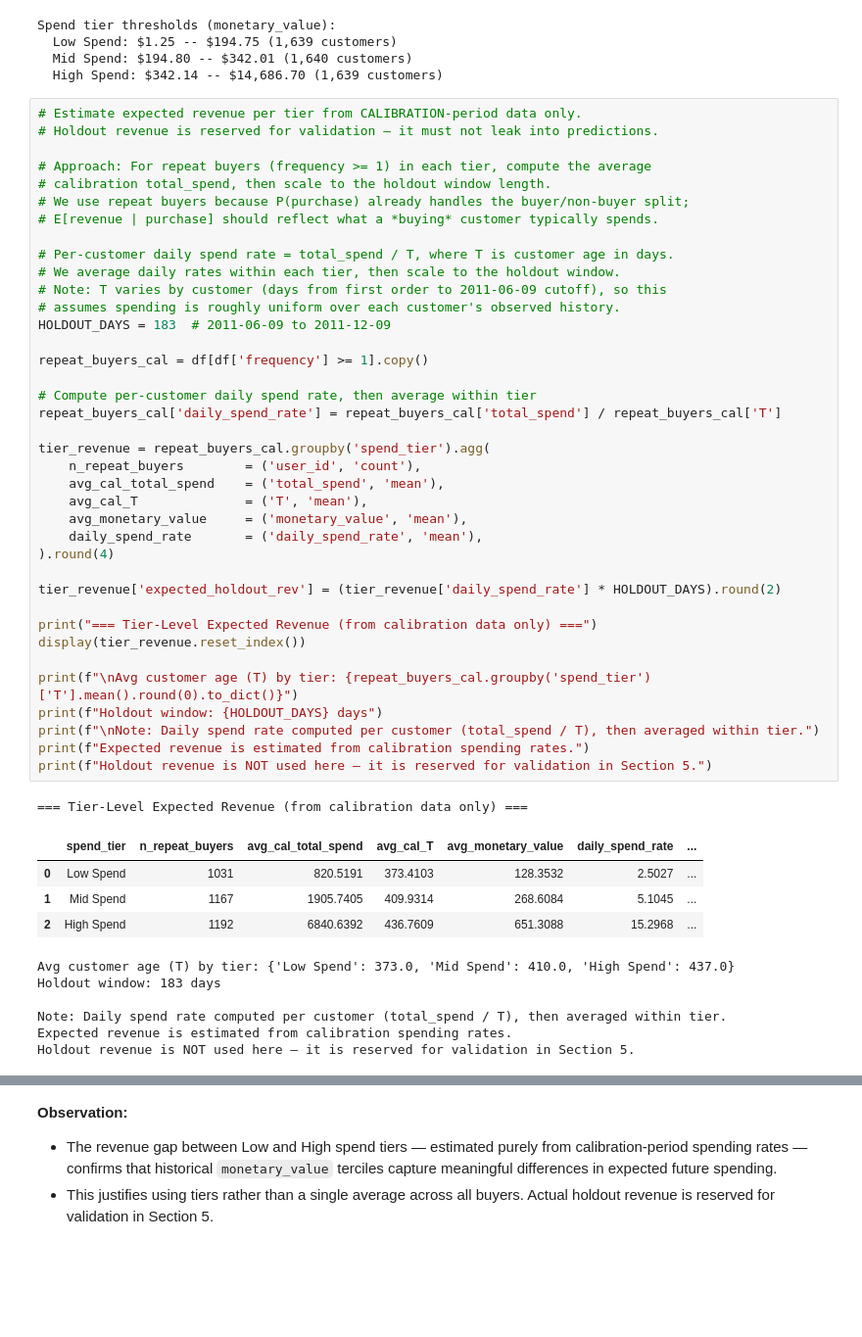
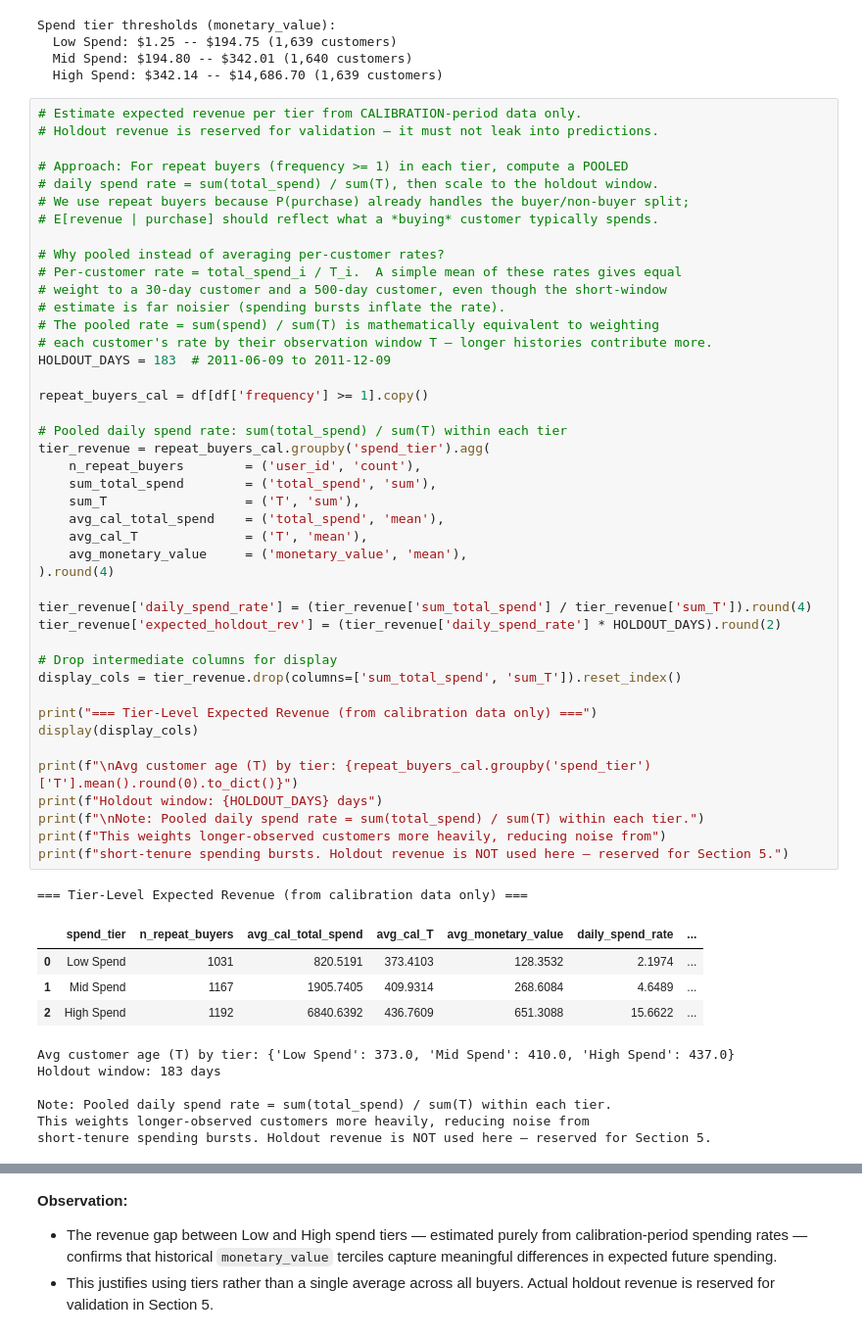
Before and after one commit to dsyhub/customer-lifetime-value-prediction, a Jupyter notebook: notebooks/03_customer_lifetime_value_segmentation.ipynb, the cells around one changed output, grey strips where cells are left out. Shown at 98% size. Cells and saved outputs as stored; diff of their text form; blank space fills up the shorter version.

```diff
--- a/notebooks/03_customer_lifetime_value_segmentation.ipynb
+++ b/notebooks/03_customer_lifetime_value_segmentation.ipynb
@@ -134,53 +134,58 @@ Spend tier thresholds (monetary_value):
 # %%
 # Estimate expected revenue per tier from CALIBRATION-period data only.
 # Holdout revenue is reserved for validation — it must not leak into predictions.
 
-# Approach: For repeat buyers (frequency >= 1) in each tier, compute the average
-# calibration total_spend, then scale to the holdout window length.
+# Approach: For repeat buyers (frequency >= 1) in each tier, compute a POOLED
+# daily spend rate = sum(total_spend) / sum(T), then scale to the holdout window.
 # We use repeat buyers because P(purchase) already handles the buyer/non-buyer split;
 # E[revenue | purchase] should reflect what a *buying* customer typically spends.
 
-# Per-customer daily spend rate = total_spend / T, where T is customer age in days.
-# We average daily rates within each tier, then scale to the holdout window.
-# Note: T varies by customer (days from first order to 2011-06-09 cutoff), so this
-# assumes spending is roughly uniform over each customer's observed history.
+# Why pooled instead of averaging per-customer rates?
+# Per-customer rate = total_spend_i / T_i.  A simple mean of these rates gives equal
+# weight to a 30-day customer and a 500-day customer, even though the short-window
+# estimate is far noisier (spending bursts inflate the rate).
+# The pooled rate = sum(spend) / sum(T) is mathematically equivalent to weighting
+# each customer's rate by their observation window T — longer histories contribute more.
 HOLDOUT_DAYS = 183  # 2011-06-09 to 2011-12-09
 
 repeat_buyers_cal = df[df['frequency'] >= 1].copy()
 
-# Compute per-customer daily spend rate, then average within tier
-repeat_buyers_cal['daily_spend_rate'] = repeat_buyers_cal['total_spend'] / repeat_buyers_cal['T']
-
+# Pooled daily spend rate: sum(total_spend) / sum(T) within each tier
 tier_revenue = repeat_buyers_cal.groupby('spend_tier').agg(
     n_repeat_buyers        = ('user_id', 'count'),
+    sum_total_spend        = ('total_spend', 'sum'),
+    sum_T                  = ('T', 'sum'),
     avg_cal_total_spend    = ('total_spend', 'mean'),
     avg_cal_T              = ('T', 'mean'),
     avg_monetary_value     = ('monetary_value', 'mean'),
-    daily_spend_rate       = ('daily_spend_rate', 'mean'),
 ).round(4)
 
+tier_revenue['daily_spend_rate'] = (tier_revenue['sum_total_spend'] / tier_revenue['sum_T']).round(4)
 tier_revenue['expected_holdout_rev'] = (tier_revenue['daily_spend_rate'] * HOLDOUT_DAYS).round(2)
 
+# Drop intermediate columns for display
+display_cols = tier_revenue.drop(columns=['sum_total_spend', 'sum_T']).reset_index()
+
 print("=== Tier-Level Expected Revenue (from calibration data only) ===")
-display(tier_revenue.reset_index())
+display(display_cols)
 
 print(f"\nAvg customer age (T) by tier: {repeat_buyers_cal.groupby('spend_tier')['T'].mean().round(0).to_dict()}")
 print(f"Holdout window: {HOLDOUT_DAYS} days")
-print(f"\nNote: Daily spend rate computed per customer (total_spend / T), then averaged within tier.")
-print(f"Expected revenue is estimated from calibration spending rates.")
-print(f"Holdout revenue is NOT used here — it is reserved for validation in Section 5.")
+print(f"\nNote: Pooled daily spend rate = sum(total_spend) / sum(T) within each tier.")
+print(f"This weights longer-observed customers more heavily, reducing noise from")
+print(f"short-tenure spending bursts. Holdout revenue is NOT used here — reserved for Section 5.")
 # %% [output]
 === Tier-Level Expected Revenue (from calibration data only) ===
 |  | spend_tier | n_repeat_buyers | avg_cal_total_spend | avg_cal_T | avg_monetary_value | daily_spend_rate | ... |
-| 0 | Low Spend | 1031 | 820.5191 | 373.4103 | 128.3532 | 2.5027 | ... |
-| 1 | Mid Spend | 1167 | 1905.7405 | 409.9314 | 268.6084 | 5.1045 | ... |
-| 2 | High Spend | 1192 | 6840.6392 | 436.7609 | 651.3088 | 15.2968 | ... |
+| 0 | Low Spend | 1031 | 820.5191 | 373.4103 | 128.3532 | 2.1974 | ... |
+| 1 | Mid Spend | 1167 | 1905.7405 | 409.9314 | 268.6084 | 4.6489 | ... |
+| 2 | High Spend | 1192 | 6840.6392 | 436.7609 | 651.3088 | 15.6622 | ... |
 Avg customer age (T) by tier: {'Low Spend': 373.0, 'Mid Spend': 410.0, 'High Spend': 437.0}
 Holdout window: 183 days
 
-Note: Daily spend rate computed per customer (total_spend / T), then averaged within tier.
-Expected revenue is estimated from calibration spending rates.
-Holdout revenue is NOT used here — it is reserved for validation in Section 5.
+Note: Pooled daily spend rate = sum(total_spend) / sum(T) within each tier.
+This weights longer-observed customers more heavily, reducing noise from
+short-tenure spending bursts. Holdout revenue is NOT used here — reserved for Section 5.
 # %%
 # KEY CHECK: Do spend tiers produce meaningful revenue differentiation?
 tier_avgs = tier_revenue['expected_holdout_rev']
```
Also changed, not shown: parts of 32 cells of this notebook, 12 other files.
